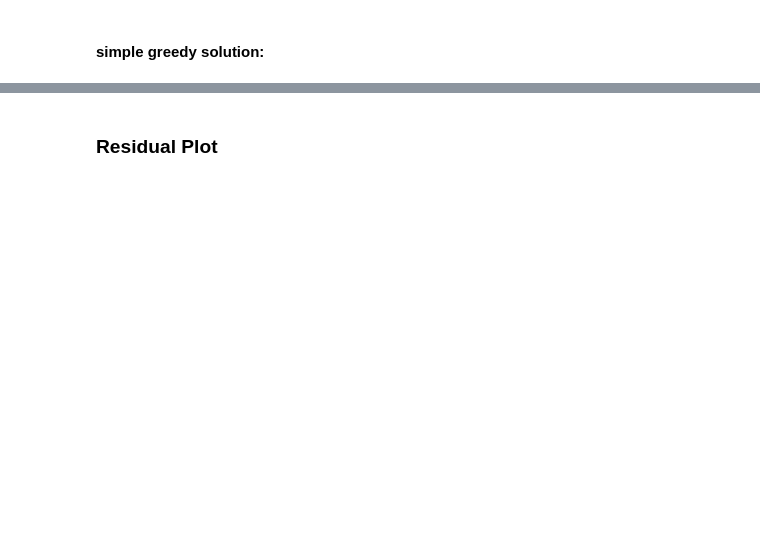
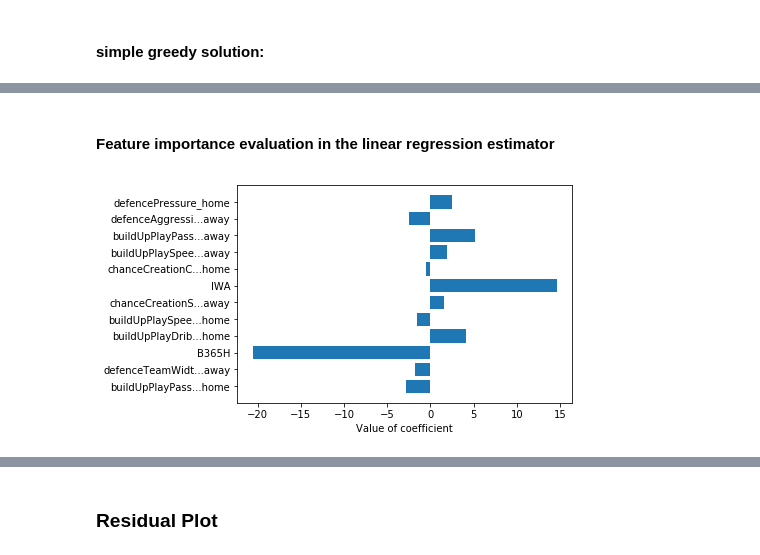
Before and after one commit to ShawnHouCHN/Introduction-to-Machine-Learning-and-Data-Mining-E17, a Jupyter notebook: Project2/Project 2 Regression - Residual.ipynb, the cells around one changed output, grey strips where cells are left out. Drawn from its saved outputs; the diff is of its cells as text; code cells hidden in the pictures; blank space fills up the shorter version.

```diff
--- a/Project2/Project 2 Regression - Residual.ipynb
+++ b/Project2/Project 2 Regression - Residual.ipynb
@@ -91,10 +91,11 @@ df_features_forward_greedy
 # %% [markdown]
 #### simple greedy solution:
 # %%
+##forward selection by definition from the book
 greedy_selected_columns_index=list()
 
-selected_column_indice=df_features_forward_greedy[df_features_forward_greedy['avg_score'] == df_features_forward_greedy['avg_score'].max()]['feature_idx']
-greedy_selected_columns_index=selected_column_indice.tolist()
+selected_column_indice=df_features_forward_greedy['feature_idx'].as_matrix()[11]
+greedy_selected_columns_index=list(selected_column_indice)
 greedy_selected_colname_list = df_before_match_out_training.columns[greedy_selected_columns_index].tolist()
 print "Selected columns by simple greedy sequential forward selection are: \n",greedy_selected_colname_list
 # %% [output]
@@ -169,0 +106,15 @@ Selected columns by float greedy sequential forward selection are:
+# %%
+scaler = MinMaxScaler()
+
+df_before_match_selected_training=df_before_match_out_training[greedy_selected_colname_list]
+df_before_match_selected_test=df_before_match_out_test[greedy_selected_colname_list]
+
+##Normalize the data
+df_before_match_selected_training[greedy_selected_colname_list] = scaler.fit_transform(df_before_match_selected_training[greedy_selected_colname_list])
+df_before_match_selected_test[greedy_selected_colname_list] = scaler.fit_transform(df_before_match_selected_test[greedy_selected_colname_list])
+
+lr_greedy = linear_model.LinearRegression()
+lr_greedy.fit(df_before_match_selected_training.as_matrix(), df_before_match_out_trainingtarget.as_matrix())
+before_match_greedy_pred = lr_greedy.predict(df_before_match_selected_test.as_matrix())
+
+print "Mean squared error is ", mean_squared_error(df_before_match_out_testtarget.tolist(), before_match_greedy_pred.tolist())
@@ -169,0 +131,10 @@ Selected columns by float greedy sequential forward selection are:
+# %% [markdown]
+#### Feature importance evaluation in the linear regression estimator
+# %%
+labels = [ l[:15] + "..."+l[-4:] if len(l) > 20 else l for l in greedy_selected_colname_list  ]
+x = np.arange(len(lr_greedy.coef_))
+plt.barh(x, lr_greedy.coef_, tick_label=labels)
+plt.xlabel('Value of coefficient')
+plt.savefig('lr_coef.png',bbox_inches='tight')
+# %% [output]
+[figure, added]
```
Also changed, not shown: parts of 13 cells of this notebook.
